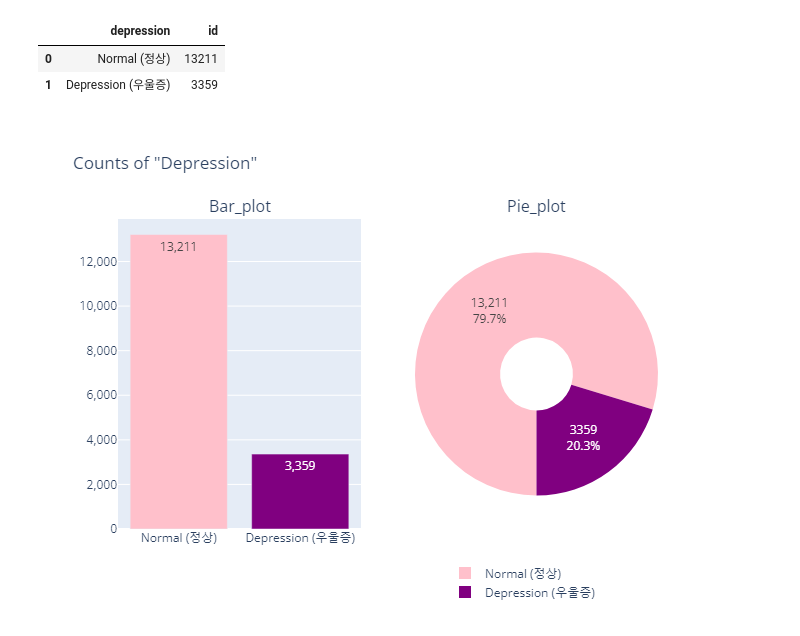
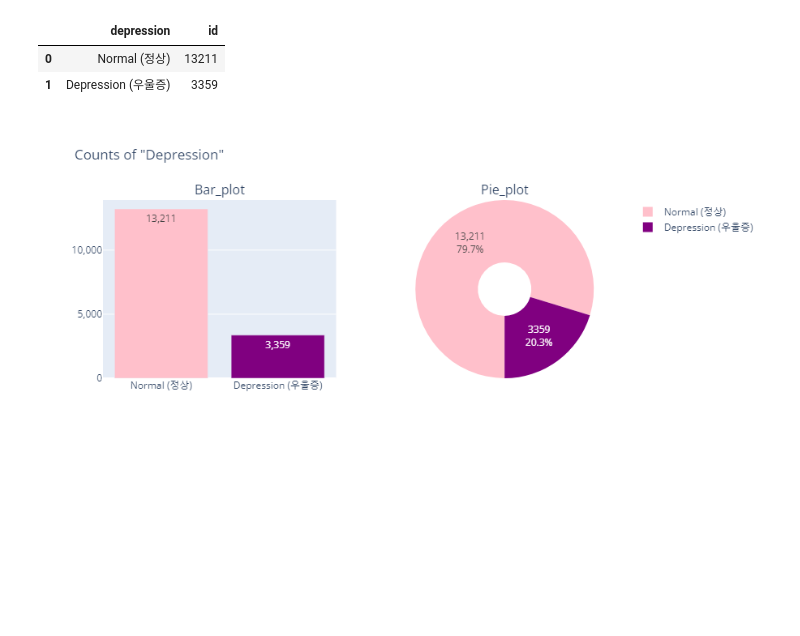
Before and after one commit to kyungjaecheong/Kor-DEEPression, a Jupyter notebook: 2_Modeling/2-2_EDA.ipynb, the cells around one changed output. Cells and saved outputs as stored; diff of their text form; code cells hidden in the pictures; blank space fills up the shorter version.

```diff
--- a/2_Modeling/2-2_EDA.ipynb
+++ b/2_Modeling/2-2_EDA.ipynb
@@ -279,34 +279,32 @@ display(count_depr)
 # %%
 plot_depr = plsp(rows=1, cols=2,
                  subplot_titles=('Bar_plot','Pie_plot'),
                  specs=[[{'type':'xy'}, {'type':'domain'}]])
 plot_depr.add_trace(
     go.Bar(x=count_depr.depression,
            y=count_depr.id,
            marker_color=['pink', 'purple'],
            texttemplate="%{y:,}",
            showlegend=False
            ),
     row=1, col=1
 )
 plot_depr.add_trace(
     go.Pie(values=count_depr.id,
            labels=count_depr.depression,
            hole=0.3,
            showlegend=True,
            marker_colors=['pink', 'purple'],
            hoverinfo="label+value+percent",
            textinfo='value+percent',
            rotation=180
            ),
     row=1, col=2
 )
 plot_depr.update_layout(title_text='Counts of "Depression"',
-                        legend=dict(yanchor='bottom',
-                                    y=-0.25,
-                                    xanchor='center',
-                                    x=0.75))
+                        width=900,
+                        height=400)
 plot_depr.update_yaxes(tickformat=',')
 plot_depr.show()
 # %% [output]
-[figure, old version]
+[figure, new version]
```
